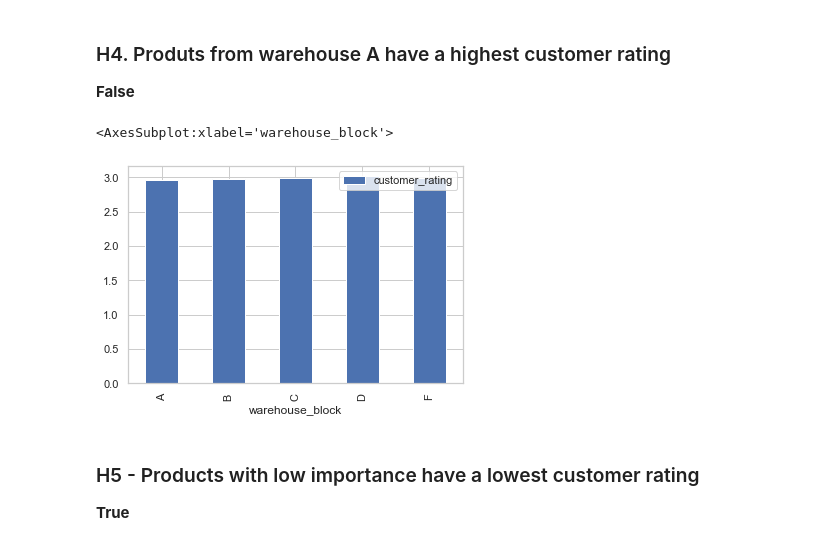
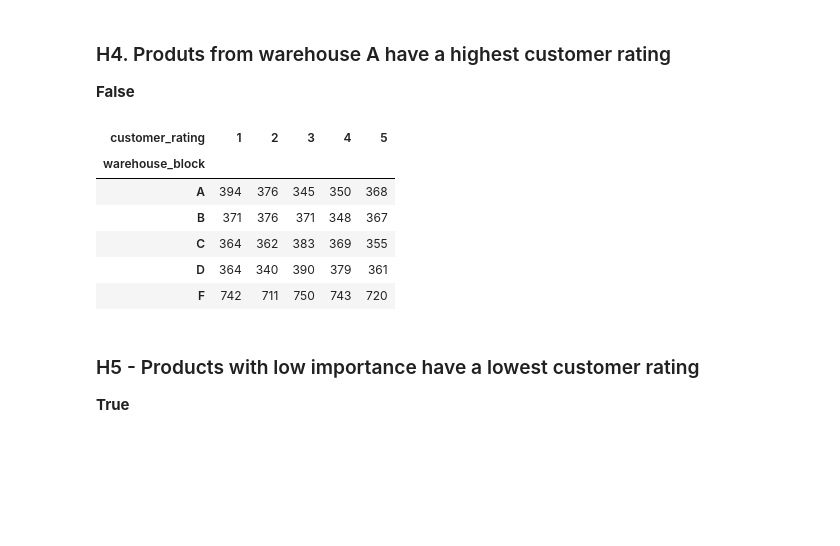
Before and after one commit to laertevasques/top1-Ecommerce-Insights-Project, a Jupyter notebook: Notebook/Top1_Insight_Projects_01.ipynb, the cells around one changed output. Saved outputs shown, nothing was run; the diff lists cells and outputs as text; code cells hidden in the pictures; blank space fills up the shorter version.

```diff
--- a/Notebook/Top1_Insight_Projects_01.ipynb
+++ b/Notebook/Top1_Insight_Projects_01.ipynb
@@ -395,11 +404,15 @@ sns.barplot(x = 'cost_of_the_product', y = 'customer_rating', data = h);
 ### H4. Produts from warehouse A have a highest customer rating
 **False**
 # %%
-h = df3[['warehouse_block', 'customer_rating']].groupby('warehouse_block').mean()
-h.plot.bar()
+pd.crosstab(df3['warehouse_block'], df3['customer_rating'])
 # %% [output]
-<AxesSubplot:xlabel='warehouse_block'>
-[figure, removed]
+| customer_rating | 1 | 2 | 3 | 4 | 5 |
+| warehouse_block |  |  |  |  |  |
+| A | 394 | 376 | 345 | 350 | 368 |
+| B | 371 | 376 | 371 | 348 | 367 |
+| C | 364 | 362 | 383 | 369 | 355 |
+| D | 364 | 340 | 390 | 379 | 361 |
+| F | 742 | 711 | 750 | 743 | 720 |
 # %% [markdown]
 ### H5 - Products with low importance have a lowest customer rating
 **True**
```
Also changed, not shown: parts of 12 cells of this notebook.
